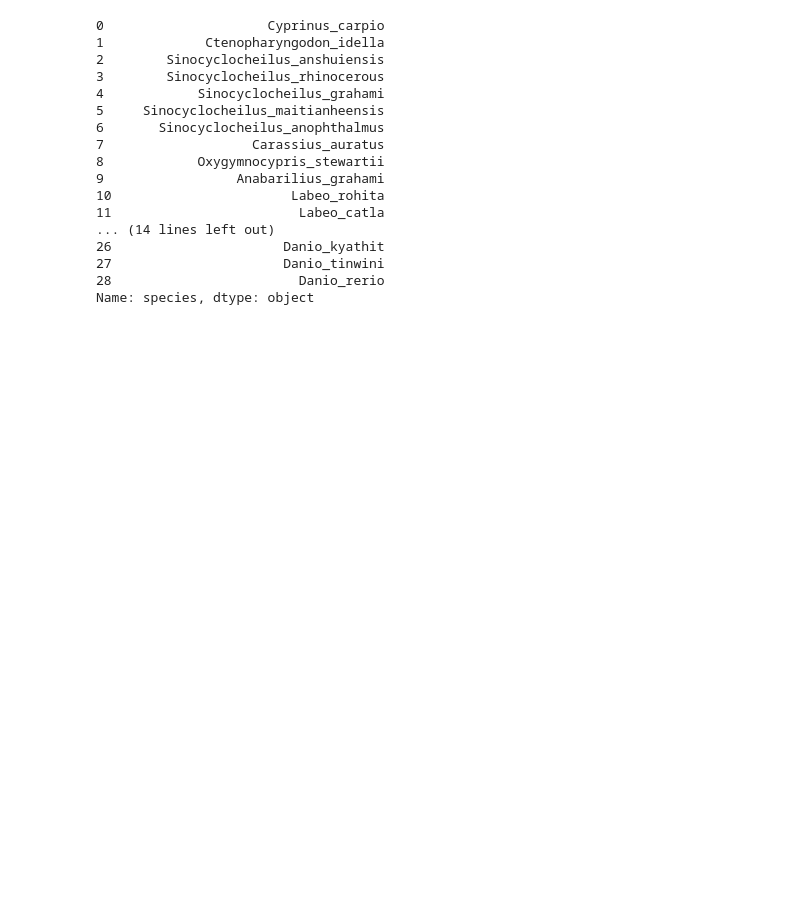
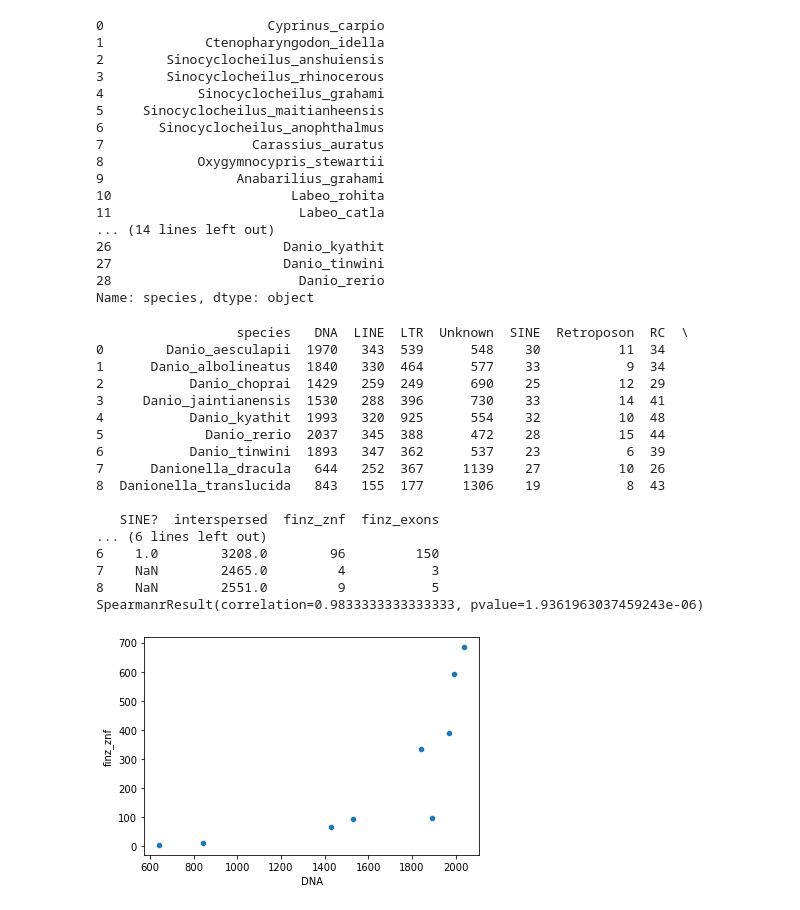
Before and after one commit to jonathan-wells/finz-znf, a Jupyter notebook: analysis/finz_te_correlation.ipynb, the cells around one changed output. Saved outputs shown, nothing was run; the diff lists cells and outputs as text; code cells hidden in the pictures; blank space fills up the shorter version.

```diff
--- a/analysis/finz_te_correlation.ipynb
+++ b/analysis/finz_te_correlation.ipynb
@@ -340,3 +393,56 @@ n50_df.loc[n50_df['N50'] >= min_N50].reset_index()[['species']].to_csv('../data/
 27                      Danio_tinwini
 28                        Danio_rerio
 Name: species, dtype: object
+# %%
+def parse_rmodeller_out():
+    rmlibs = {
+    'Danio_aesculapii': 'fDanAes4.curated_primary.20190724.fa.align.parseRM.all-repeats.tab',
+    'Danio_albolineatus': 'fDanAlb1.curated_primary.20190208.fa.align.parseRM.all-repeats.tab',
+    'Danio_choprai': 'fDanCho1.curated_primary.20190226.fa.align.parseRM.all-repeats.tab',
+    'Danionella_dracula': 'fDanDra1.1.fa.align.parseRM.all-repeats.tab',
+    'Danio_jaintianensis': 'fDanJai1.curated_primary.20190227.fa.align.parseRM.all-repeats.tab',
+    'Danio_kyathit': 'fDanKya3.curated_primary.20190802.fa.align.parseRM.all-repeats.tab',
+    'Danio_tinwini': 'fDanTin1.curated_primary.20190226.fa.align.parseRM.all-repeats.tab',
+    'Danionella_translucida': 'fDanTra1.curated_assembly.fa.align.parseRM.all-repeats.tab',
+    'Danio_rerio': 'fDreABz2.toplevel_curated.20190410.fa.align.parseRM.all-repeats.tab'
+    }
+    data = {}
+    for species, filename in rmlibs.items():
+        tedict = defaultdict(int)
+        with open(f'../data/repeatmasker-out/{filename}') as infile:
+            infile.readline()
+            infile.readline()
+            for line in infile:
+                line = line.split()
+                tedict[line[1]] += 1
+        data[species] = tedict
+    df = pd.DataFrame.from_dict(data, orient='index') \
+                     .reset_index() \
+                     .rename({'index': 'species'}, axis=1)
+    df['interspersed'] = df.sum(axis=1)
+    return df.sort_values('species')
+# %%
+rmodeller_df = parse_rmodeller_out()
+rmodeller_df = rmodeller_df.merge(coverage_df[['species', 'finz_znf', 'finz_exons']], on='species', how='inner')
+print(rmodeller_df)
+sns.scatterplot(data=rmodeller_df, x='DNA', y='finz_znf')
+print(stats.spearmanr(rmodeller_df.DNA, rmodeller_df.finz_znf))
+# %% [output]
+                  species   DNA  LINE  LTR  Unknown  SINE  Retroposon  RC  \
+0        Danio_aesculapii  1970   343  539      548    30          11  34
+1      Danio_albolineatus  1840   330  464      577    33           9  34
+2           Danio_choprai  1429   259  249      690    25          12  29
+3     Danio_jaintianensis  1530   288  396      730    33          14  41
+4           Danio_kyathit  1993   320  925      554    32          10  48
+5             Danio_rerio  2037   345  388      472    28          15  44
+6           Danio_tinwini  1893   347  362      537    23           6  39
+7      Danionella_dracula   644   252  367     1139    27          10  26
+8  Danionella_translucida   843   155  177     1306    19           8  43
+
+   SINE?  interspersed  finz_znf  finz_exons
+... (6 lines left out)
+6    1.0        3208.0        96         150
+7    NaN        2465.0         4           3
+8    NaN        2551.0         9           5
+SpearmanrResult(correlation=0.9833333333333333, pvalue=1.9361963037459243e-06)
+[figure, added]
```
Also changed, not shown: parts of 9 cells of this notebook, 5 other files.
